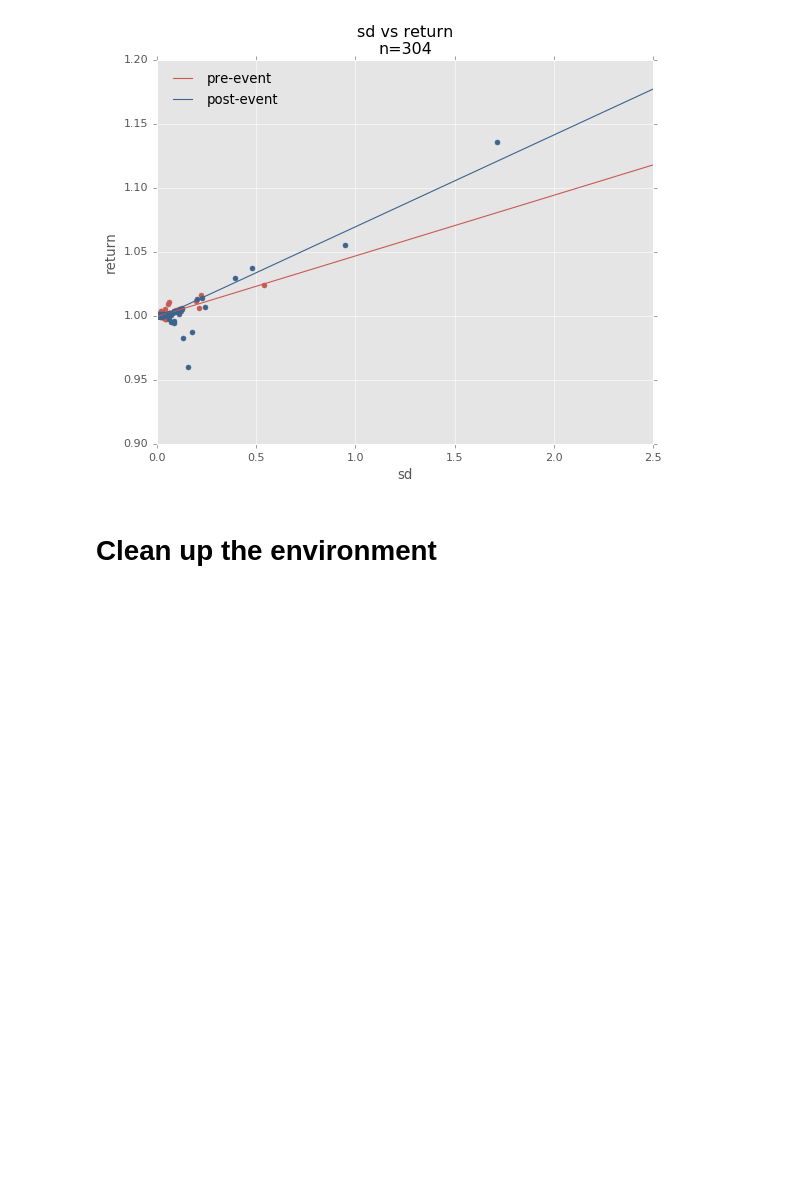
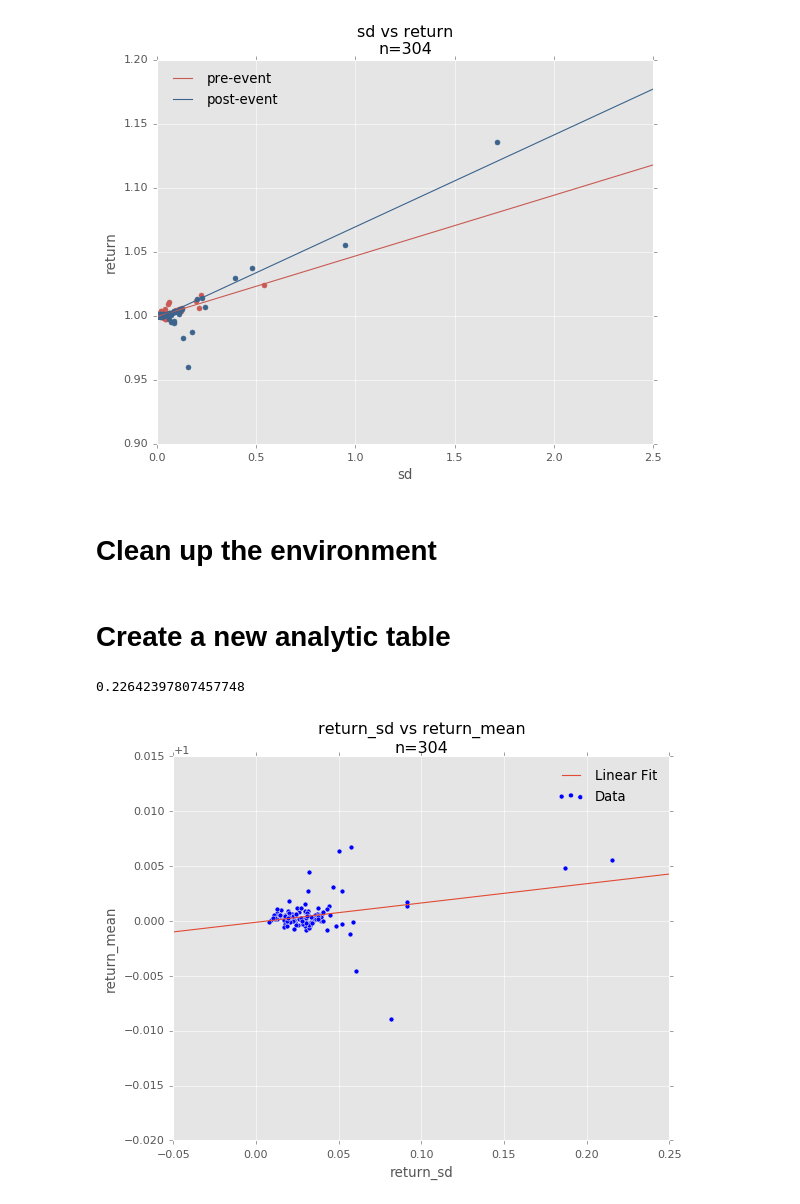
Before and after one commit to ebryce/Portfolio-Risk, a Jupyter notebook: thesis.ipynb, the cells around one changed output. Saved outputs shown, nothing was run; the diff lists cells and outputs as text; code cells hidden in the pictures; blank space fills up the shorter version.

Commit message:
Trying to calculate risk factors for all securities

```diff
--- a/thesis.ipynb
+++ b/thesis.ipynb
@@ -379,3 +380,9 @@ plt.show()
 # Clean up the environment
 # %%
 c.close()
+# %% [markdown]
+# Create a new analytic table
+# %%
+r_value
+# %% [output]
+0.22642397807457748
@@ -381,0 +426,20 @@ c.close()
+# %%
+x,y = 'return_sd','return_mean'
+
+plt.scatter(cf[x], cf[y])#, color=colors[timespan])#, alpha=0.5)
+xlim = plt.xlim()
+
+slope, intercept, r_value, p_value, std_err = stats.linregress(cf[x], cf[y])
+
+X = np.linspace(xlim[0], xlim[1], 20)
+Y = X*slope + intercept
+plt.plot(X,Y)
+plt.xlim(xlim)
+
+plt.xlabel(x)
+plt.ylabel(y)
+plt.title('%s vs %s\nn=%d' % (x, y, len(risk.index)))
+plt.legend(['Linear Fit','Data'], frameon=False, loc='best')
+plt.show()
+# %% [output]
+[figure, added]
```
Also changed, not shown: parts of 5 cells of this notebook.
